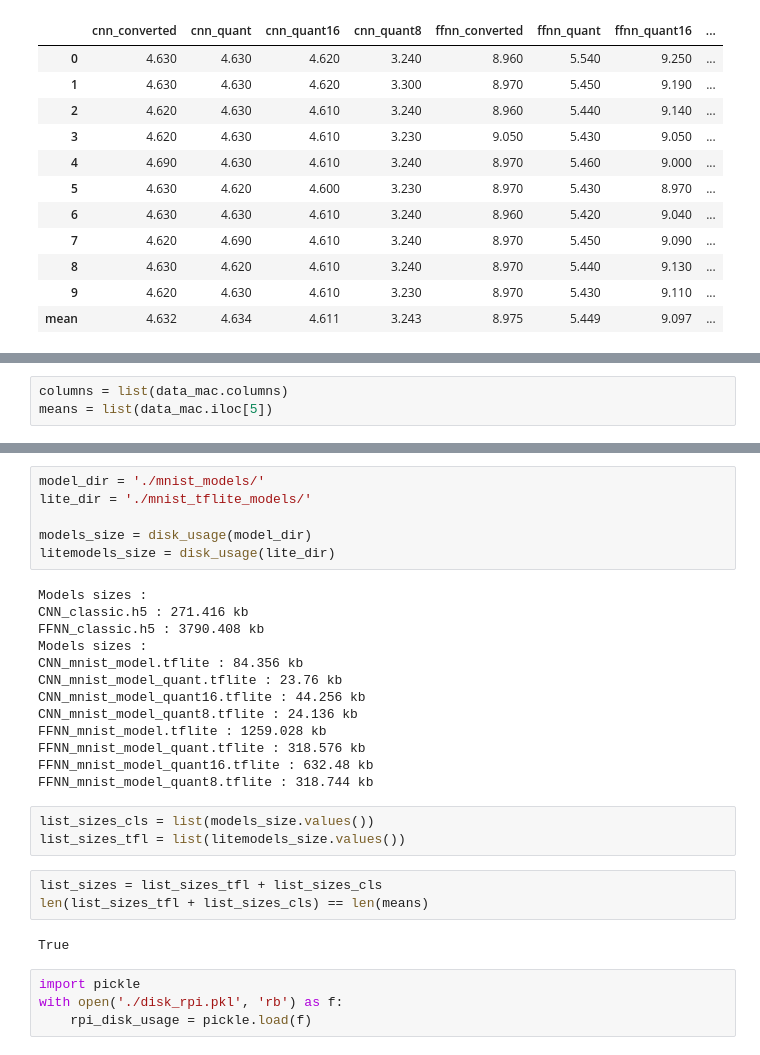
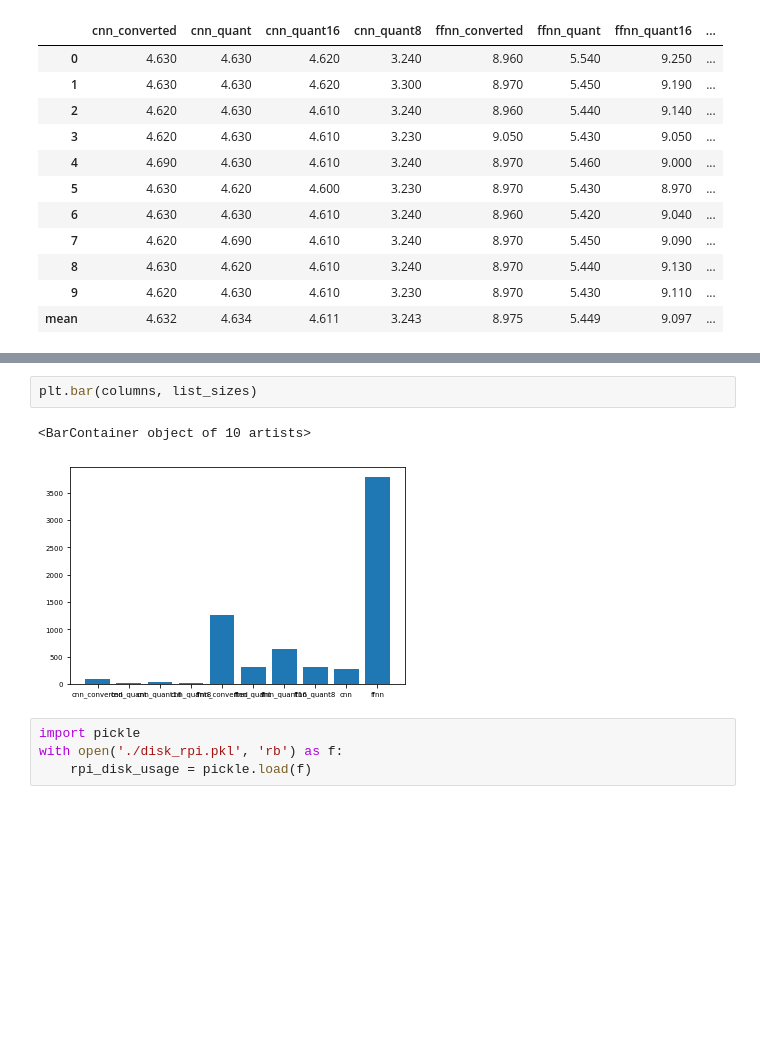
Before and after one commit to toelt-llc/TOELT-tfrabbit, a Jupyter notebook: code/tflite/plots_inferences.ipynb, the cells around one changed output, grey strips where cells are left out. Cells and saved outputs as stored; diff of their text form; blank space fills up the shorter version.

```diff
--- a/code/tflite/plots_inferences.ipynb
+++ b/code/tflite/plots_inferences.ipynb
@@ -101,3 +117,0 @@ data_mac
-# %%
-columns = list(data_mac.columns)
-means = list(data_mac.iloc[5])
@@ -124,30 +118,8 @@ def disk_usage(dir):
-# %%
-model_dir = './mnist_models/'
-lite_dir = './mnist_tflite_models/'
-
-models_size = disk_usage(model_dir)
-litemodels_size = disk_usage(lite_dir)
-# %% [output]
-Models sizes :
-CNN_classic.h5 : 271.416 kb
-FFNN_classic.h5 : 3790.408 kb
-Models sizes :
-CNN_mnist_model.tflite : 84.356 kb
-CNN_mnist_model_quant.tflite : 23.76 kb
-CNN_mnist_model_quant16.tflite : 44.256 kb
-CNN_mnist_model_quant8.tflite : 24.136 kb
-FFNN_mnist_model.tflite : 1259.028 kb
-FFNN_mnist_model_quant.tflite : 318.576 kb
-FFNN_mnist_model_quant16.tflite : 632.48 kb
-FFNN_mnist_model_quant8.tflite : 318.744 kb
-# %%
-list_sizes_cls = list(models_size.values())
-list_sizes_tfl = list(litemodels_size.values())
-# %%
-list_sizes = list_sizes_tfl + list_sizes_cls
-len(list_sizes_tfl + list_sizes_cls) == len(means)
-# %% [output]
-True
+# %%
+plt.bar(columns, list_sizes)
+# %% [output]
+<BarContainer object of 10 artists>
+[figure, added]
 # %%
 import pickle
 with open('./disk_rpi.pkl', 'rb') as f:
```
Also changed, not shown: parts of 20 cells of this notebook, 15 other files.
